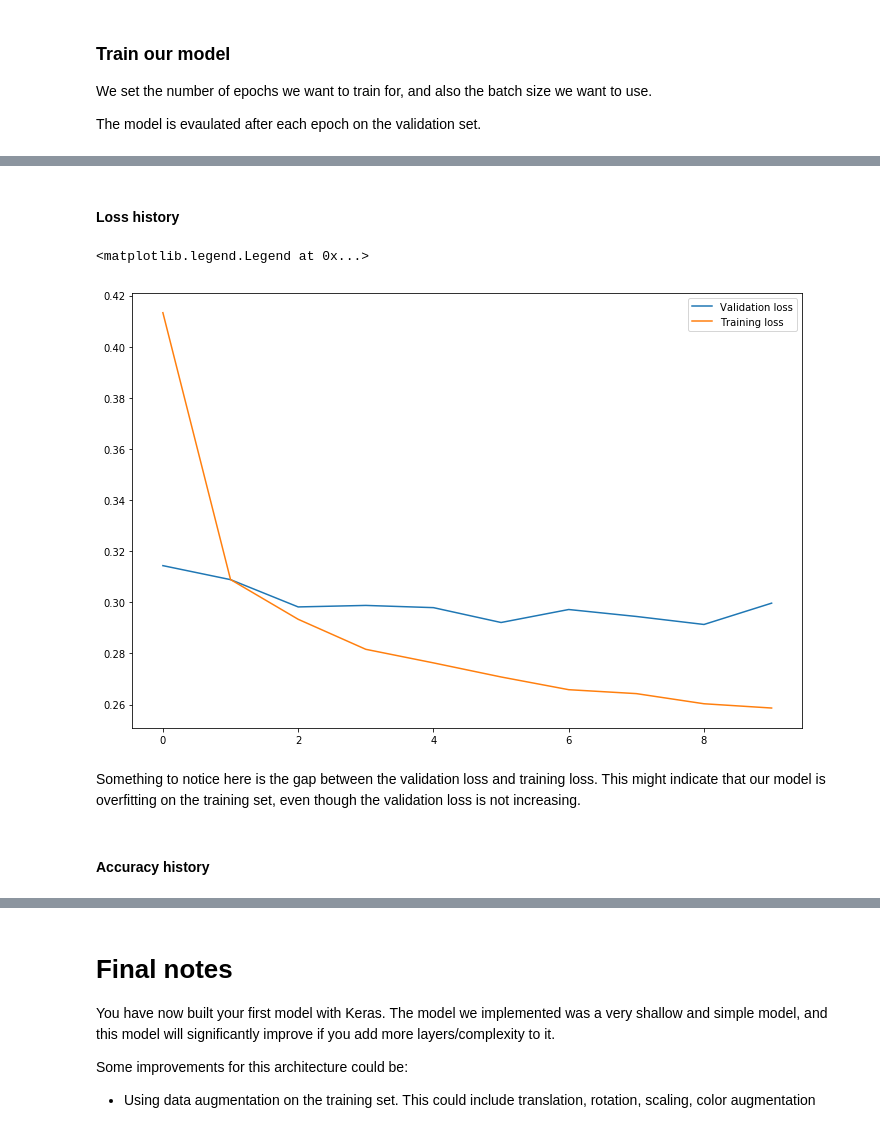
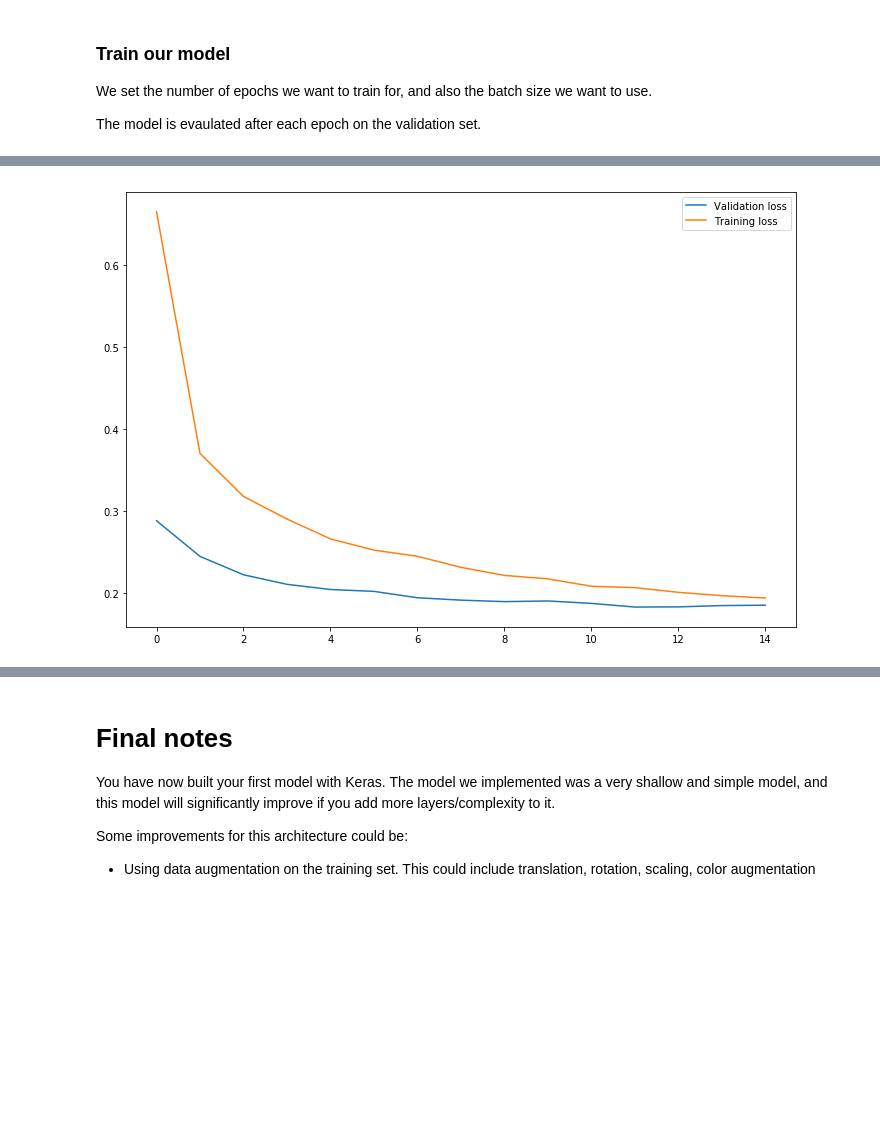
Before and after one commit to vegarab/mnist-digit-recognition-nn, a Jupyter notebook: docs/mnist-project.ipynb, the cells around one changed output, grey strips where cells are left out. Cells and saved outputs as stored; diff of their text form; code cells hidden in the pictures; blank space fills up the shorter version.

```diff
--- a/docs/mnist-project.ipynb
+++ b/docs/mnist-project.ipynb
@@ -178,0 +144,37 @@ _________________________________________________________________
+# %%
+network.compile(optimizer='adam',
+                loss='categorical_crossentropy',
+                metrics=['accuracy'])
+epochs = 15
+# %%
+def fit_save_network(network, epochs, name=None):
+    ''' Fit and save a network, or load from disk '''
+    print()
+    network.summary()
+    if not os.path.isfile('{}.log'.format(str(name))) or not os.path.isfile('{}.h5'.format(str(name))):
+        csv_logger = CSVLogger('{}.log'.format(str(name)),
+                               separator=',',
+                               append=False)
+        network.fit(train_images, train_labels,
+                  batch_size=128,
+                  epochs=epochs,
+                  validation_split = 0.25,
+                  callbacks = [csv_logger])
+        # serialize weights to HDF5
+        network.save_weights('{}.h5'.format(str(name)))
+        print('Saved model to disk')
+        history = network.history.history
+    else:
+        log_data = pd.read_csv('{}.log'.format(str(name)),
+                               sep=',',
+                               engine='python')
+        network.load_weights('{}.h5'.format(str(name)))
+        print('Loaded model from disk')
+        history = log_data
+
+    test_loss, test_acc = network.evaluate(test_images, test_labels)
+    print('test_acc:', test_acc)
+
+    return network, history
+# %%
+network, history = fit_save_network(network, epochs, 'simple')
@@ -218,16 +214,10 @@ We can then use these metrics to visualize and analyze the performance of our mo
-# %% [markdown]
-#### Loss history
 # %%
-history = model.history.history
+# plot losses
 plt.figure(figsize=(12, 8))
-plt.plot(history["val_loss"], label="Validation loss")
-plt.plot(history["loss"], label="Training loss")
+plt.plot(history['val_loss'], label='Validation loss')
+plt.plot(history['loss'], label='Training loss')
 plt.legend()
+plt.show()
 # %% [output]
-<matplotlib.legend.Legend at 0x...>
-[figure, old version]
+[figure, new version]
-# %% [markdown]
-Something to notice here is the gap between the validation loss and training loss. This might indicate that our model is overfitting on the training set, even though the validation loss is not increasing.
-# %% [markdown]
-#### Accuracy history
 # %%
```
Also changed, not shown: parts of 31 cells of this notebook.
